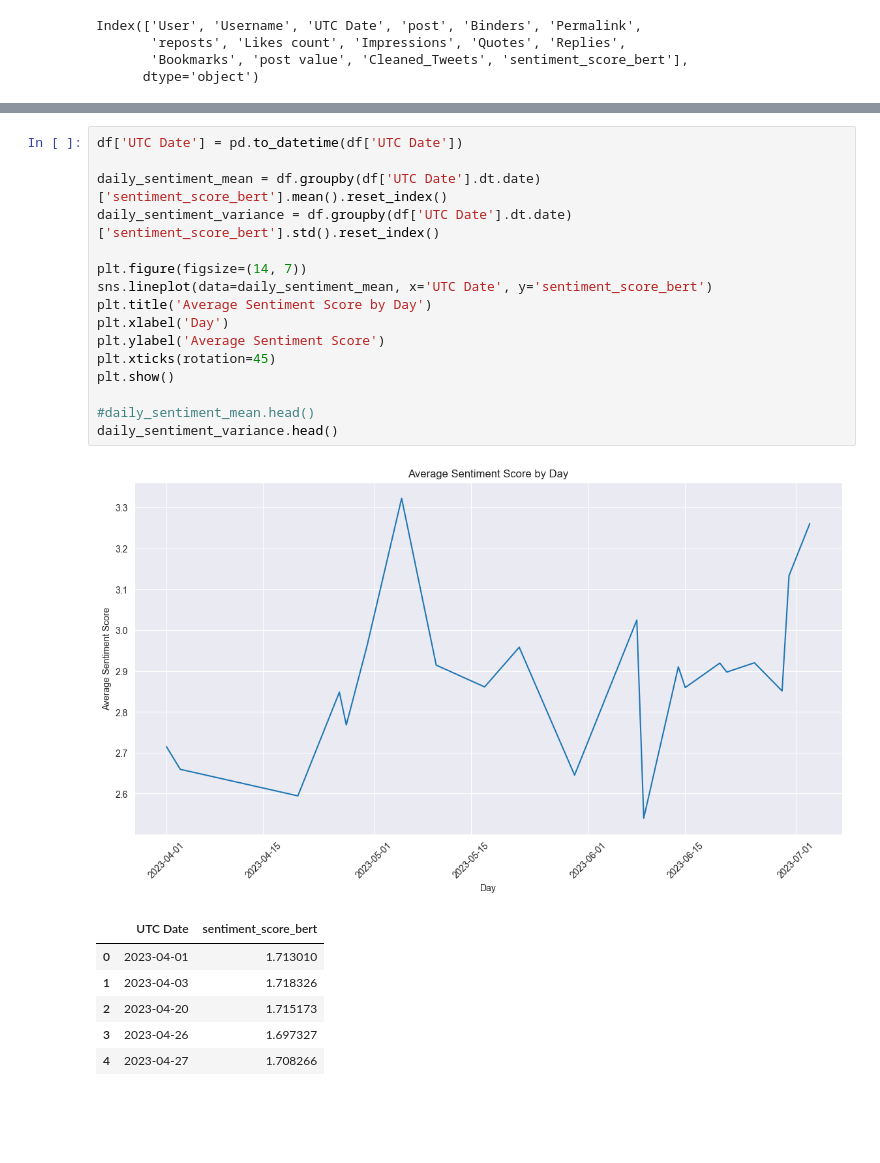
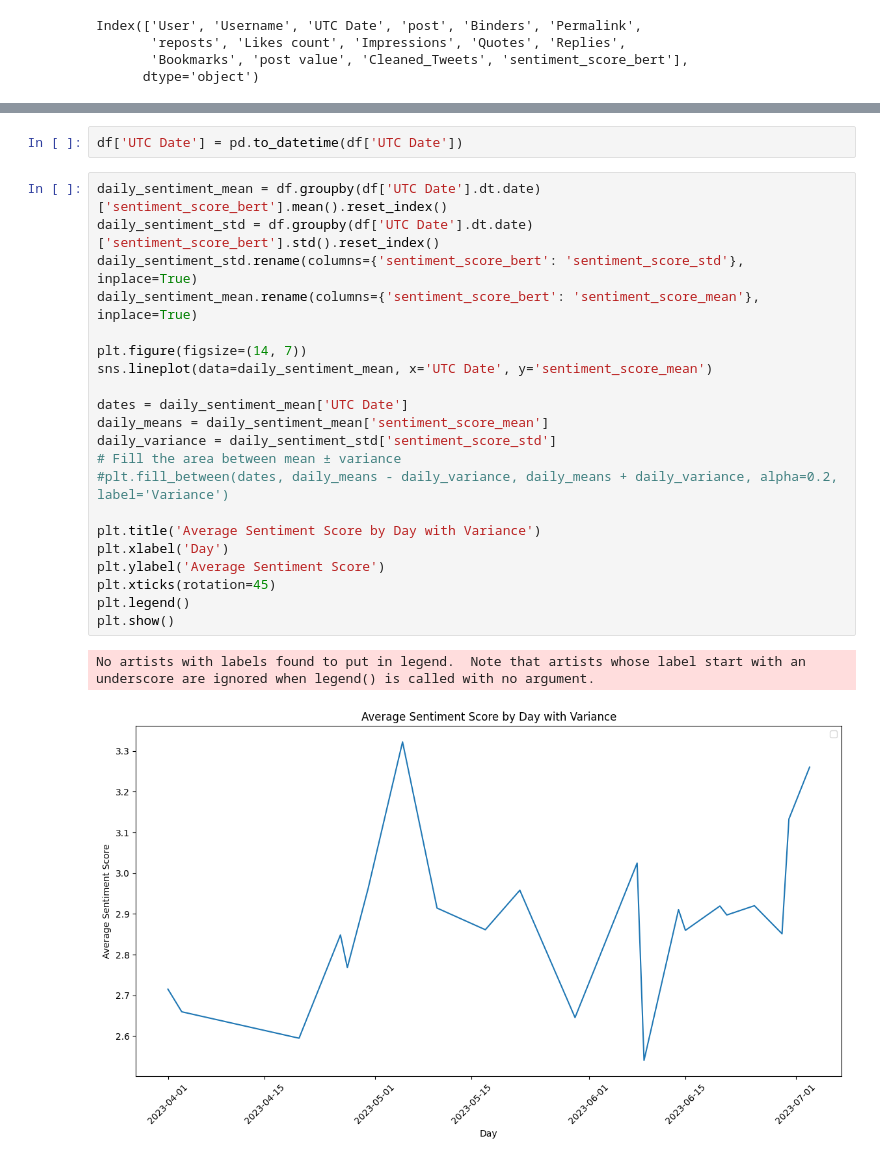
Before and after one commit to filippogiovagnini/sentimental-analysis-twitter-elon-tesla, a Jupyter notebook: after_bert_visualization.ipynb, the cells around one changed output, grey strips where cells are left out. Saved outputs shown, nothing was run; the diff lists cells and outputs as text; blank space fills up the shorter version.

```diff
--- a/after_bert_visualization.ipynb
+++ b/after_bert_visualization.ipynb
@@ -52,24 +52,26 @@ plt.tight_layout()
+# %%
+df['UTC Date'] = pd.to_datetime(df['UTC Date'])
 # %%
-df['UTC Date'] = pd.to_datetime(df['UTC Date'])
-
 daily_sentiment_mean = df.groupby(df['UTC Date'].dt.date)['sentiment_score_bert'].mean().reset_index()
-daily_sentiment_variance = df.groupby(df['UTC Date'].dt.date)['sentiment_score_bert'].std().reset_index()
+daily_sentiment_std = df.groupby(df['UTC Date'].dt.date)['sentiment_score_bert'].std().reset_index()
+daily_sentiment_std.rename(columns={'sentiment_score_bert': 'sentiment_score_std'}, inplace=True)
+daily_sentiment_mean.rename(columns={'sentiment_score_bert': 'sentiment_score_mean'}, inplace=True)
 
 plt.figure(figsize=(14, 7))
-sns.lineplot(data=daily_sentiment_mean, x='UTC Date', y='sentiment_score_bert')
-plt.title('Average Sentiment Score by Day')
+sns.lineplot(data=daily_sentiment_mean, x='UTC Date', y='sentiment_score_mean')
+
+dates = daily_sentiment_mean['UTC Date']
+daily_means = daily_sentiment_mean['sentiment_score_mean']
+daily_variance = daily_sentiment_std['sentiment_score_std']
+# Fill the area between mean ± variance
+#plt.fill_between(dates, daily_means - daily_variance, daily_means + daily_variance, alpha=0.2, label='Variance')
+
+plt.title('Average Sentiment Score by Day with Variance')
 plt.xlabel('Day')
 plt.ylabel('Average Sentiment Score')
 plt.xticks(rotation=45)
+plt.legend()
 plt.show()
-
-#daily_sentiment_mean.head()
-daily_sentiment_variance.head()
 # %% [output]
+No artists with labels found to put in legend.  Note that artists whose label start with an underscore are ignored when legend() is called with no argument.
-[figure, old version]
+[figure, new version]
-|  | UTC Date | sentiment_score_bert |
-| 0 | 2023-04-01 | 1.713010 |
-| 1 | 2023-04-03 | 1.718326 |
-| 2 | 2023-04-20 | 1.715173 |
-| 3 | 2023-04-26 | 1.697327 |
-| 4 | 2023-04-27 | 1.708266 |
```
Also changed, not shown: parts of 7 cells of this notebook, 1 other file.
